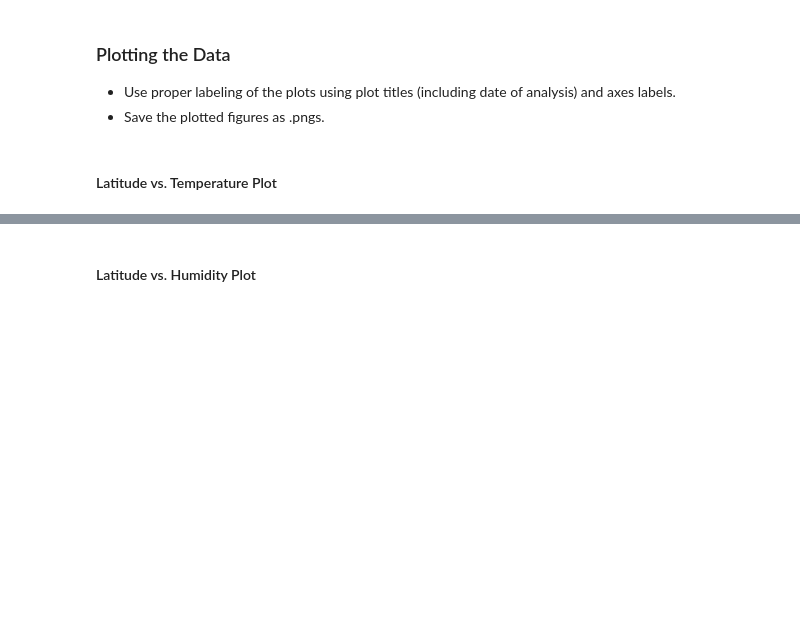
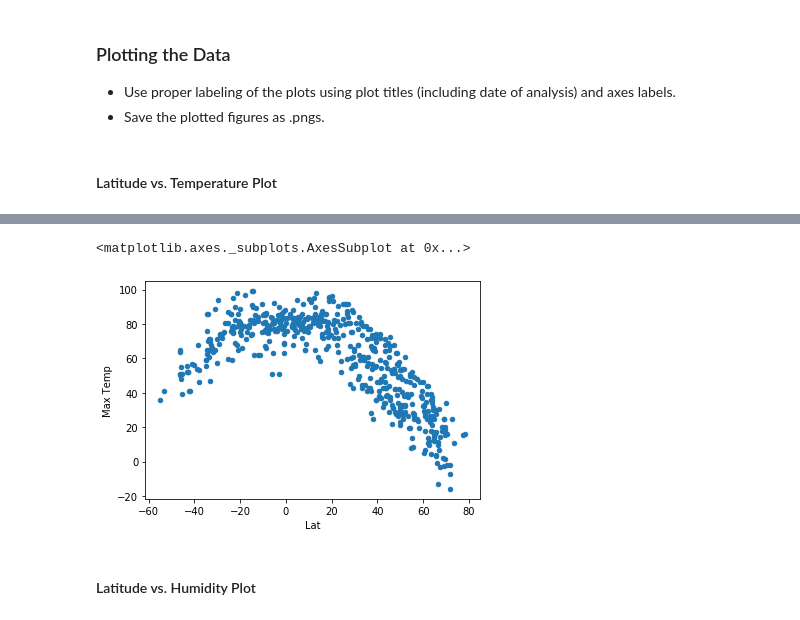
Before and after one commit to chuhaovince/Python-API-Challenge, a Jupyter notebook: WeatherPy/WeatherPy.ipynb, the cells around one changed output, grey strips where cells are left out. Saved outputs shown, nothing was run; the diff lists cells and outputs as text; code cells hidden in the pictures; blank space fills up the shorter version.

Commit message:
Update
Done everything except three observations

```diff
--- a/WeatherPy/WeatherPy.ipynb
+++ b/WeatherPy/WeatherPy.ipynb
@@ -73,0 +55,4 @@ Data Retrieval Complete
+# %%
+# Create an empty data frame to save the data
+cities_pd = pd.DataFrame(columns = ["City","Cloudiness","Country","Date","Humidity","Lat","Lng","Max Temp","Wind Speed"])
+cities_pd.head()
@@ -73,0 +61,21 @@ Data Retrieval Complete
+# %%
+print("Beginning Data Retrieval\n-----------------------------")
+base_url = "https://api.openweathermap.org/data/2.5/find?units=imperial"
+total_counts = len(cities)
+for city in cities:
+    address = city
+    query_url = f"{base_url}&q={address}&appid={api_key}"
+    try:
+        response = requests.get(query_url).json()
+        #proceed after 0.05 second
+        time.sleep(0.05)
+        #check if the city is in the database
+        response["count"]==1
+        #update the data frame with new row of data for each city
+        cities_pd.loc[cities.index(city)] = [city,response["list"][0]["clouds"]["all"],response["list"][0]["sys"]["country"],response["list"][0]["dt"],response["list"][0]["main"]["humidity"],response["list"][0]["coord"]["lat"],response["list"][0]["coord"]["lon"],response["list"][0]["main"]["temp_max"],response["list"][0]["wind"]["speed"]]
+        print(f"Processing Record {cities.index(city)+1} of {total_counts} | {city}")
+
+    except:
+        print("City not found. Skipping...")
+        #total_cities = len(cities)-1 #update the total number of cities
+        #del(cities[cities.index(city)]) #delete this unfound city from the cities list
@@ -97,0 +104,6 @@ dtype: int64
+# %%
+#reset the index
+cities_pd.reset_index(inplace=True)
+cities_pd.drop(columns="index",inplace=True)
+#export the city data into a .csv
+cities_pd.to_csv("Cities.csv")
@@ -107,2 +139,8 @@ dtype: int64
+# %%
+cities_pd["Max Temp"] = pd.to_numeric(cities_pd["Max Temp"],errors='coerce')
+cities_pd.plot("Lat","Max Temp",kind="scatter")
+# %% [output]
+<matplotlib.axes._subplots.AxesSubplot at 0x...>
+[figure, added]
 # %% [markdown]
 #### Latitude vs. Humidity Plot
```
Also changed, not shown: parts of 16 cells of this notebook, 1 other file.
